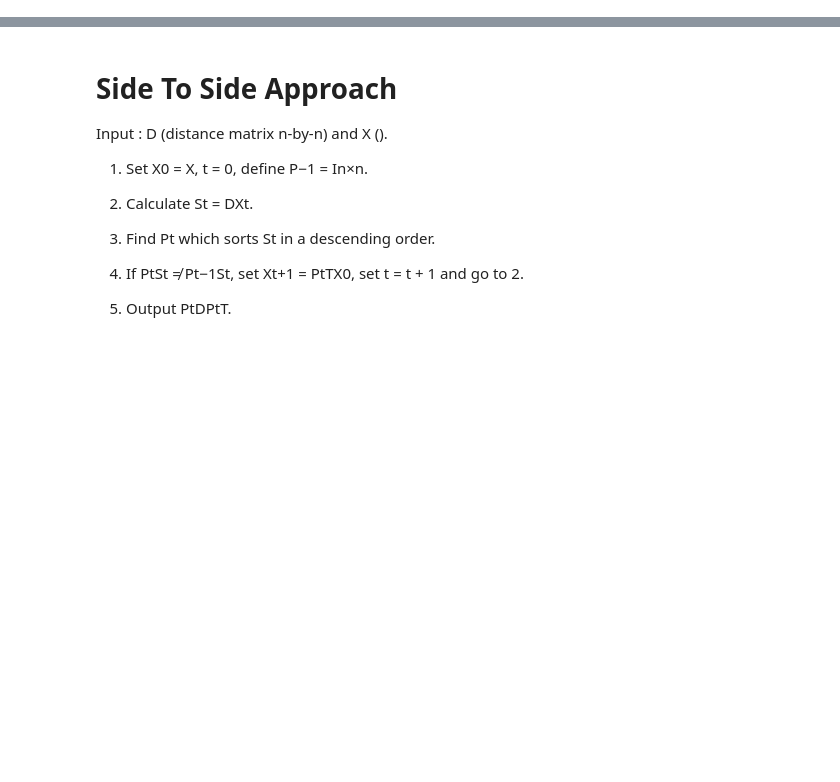
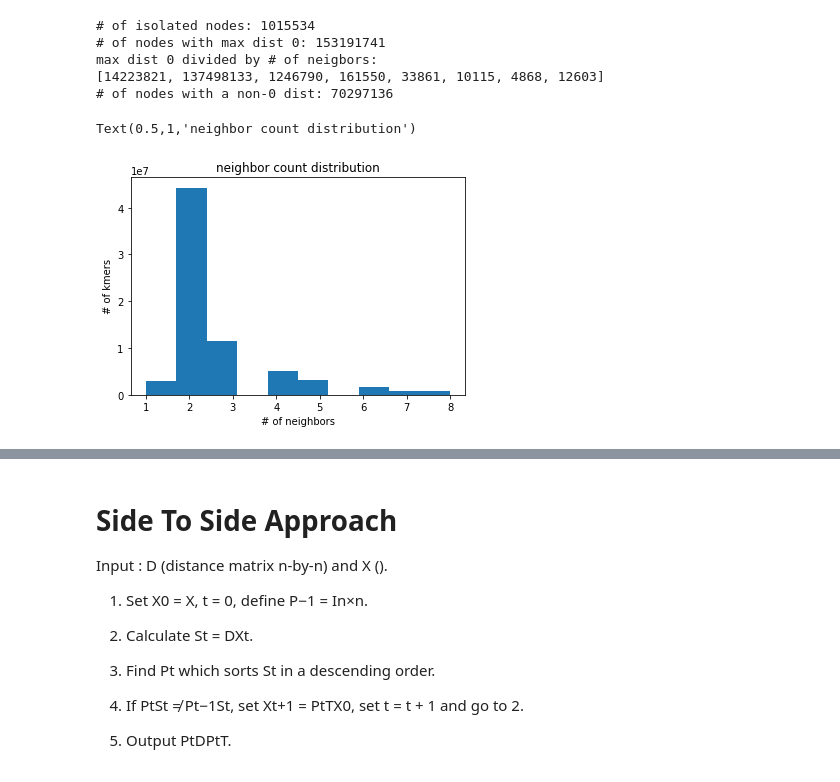
Before and after one commit to fataltes/quickNBs, a Jupyter notebook: mantis_reorderingEQ.ipynb, the cells around one changed output, grey strips where cells are left out. Cells and saved outputs as stored; diff of their text form; code cells hidden in the pictures; blank space fills up the shorter version.

```diff
--- a/mantis_reorderingEQ.ipynb
+++ b/mantis_reorderingEQ.ipynb
@@ -12,0 +32,20 @@ import scipy.spatial.distance as ssd
+# %%
+print("# of isolated nodes: {}".format(1015534))
+print("# of nodes with max dist 0: {}".format(153191741))
+print("max dist 0 divided by # of neigbors:")
+print([14223821,137498133,1246790,161550,33861,10115,4868,12603])
+#dist = pd.read_table('/mnt/scratch2/fatemeh/mantis/dist200.out', header=None)
+#dist.columns = ['cnt', 'min', 'mean', 'max']
+print("# of nodes with a non-0 dist: {}".format(len(dist)))
+plt.hist(dist['cnt'])
+plt.xlabel("# of neighbors")
+plt.ylabel("# of kmers")
+plt.title("neighbor count distribution")
+# %% [output]
+# of isolated nodes: 1015534
+# of nodes with max dist 0: 153191741
+max dist 0 divided by # of neigbors:
+[14223821, 137498133, 1246790, 161550, 33861, 10115, 4868, 12603]
+# of nodes with a non-0 dist: 70297136
+Text(0.5,1,'neighbor count distribution')
+[figure, added]
```
Also changed, not shown: parts of 35 cells of this notebook, 8 other files.
